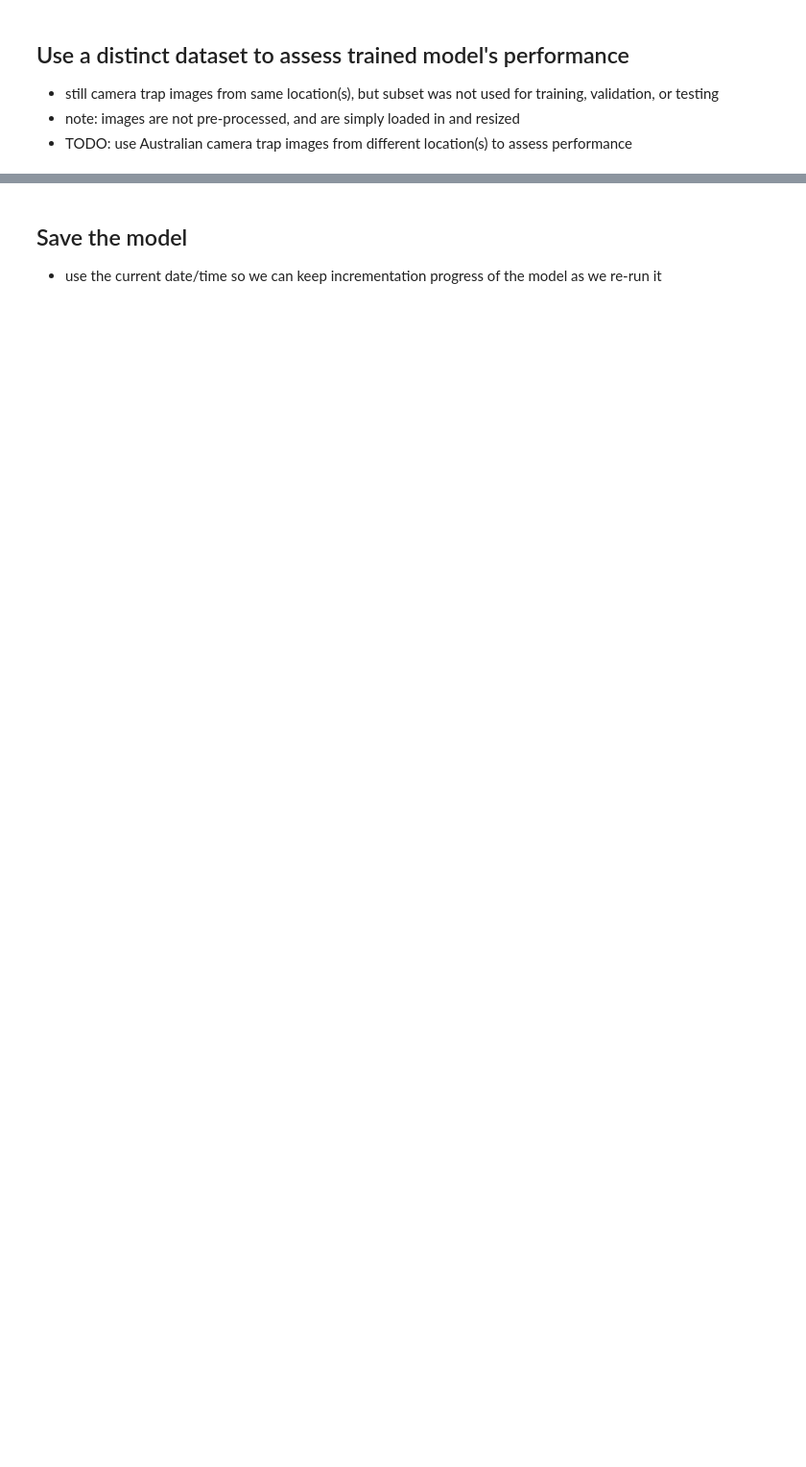
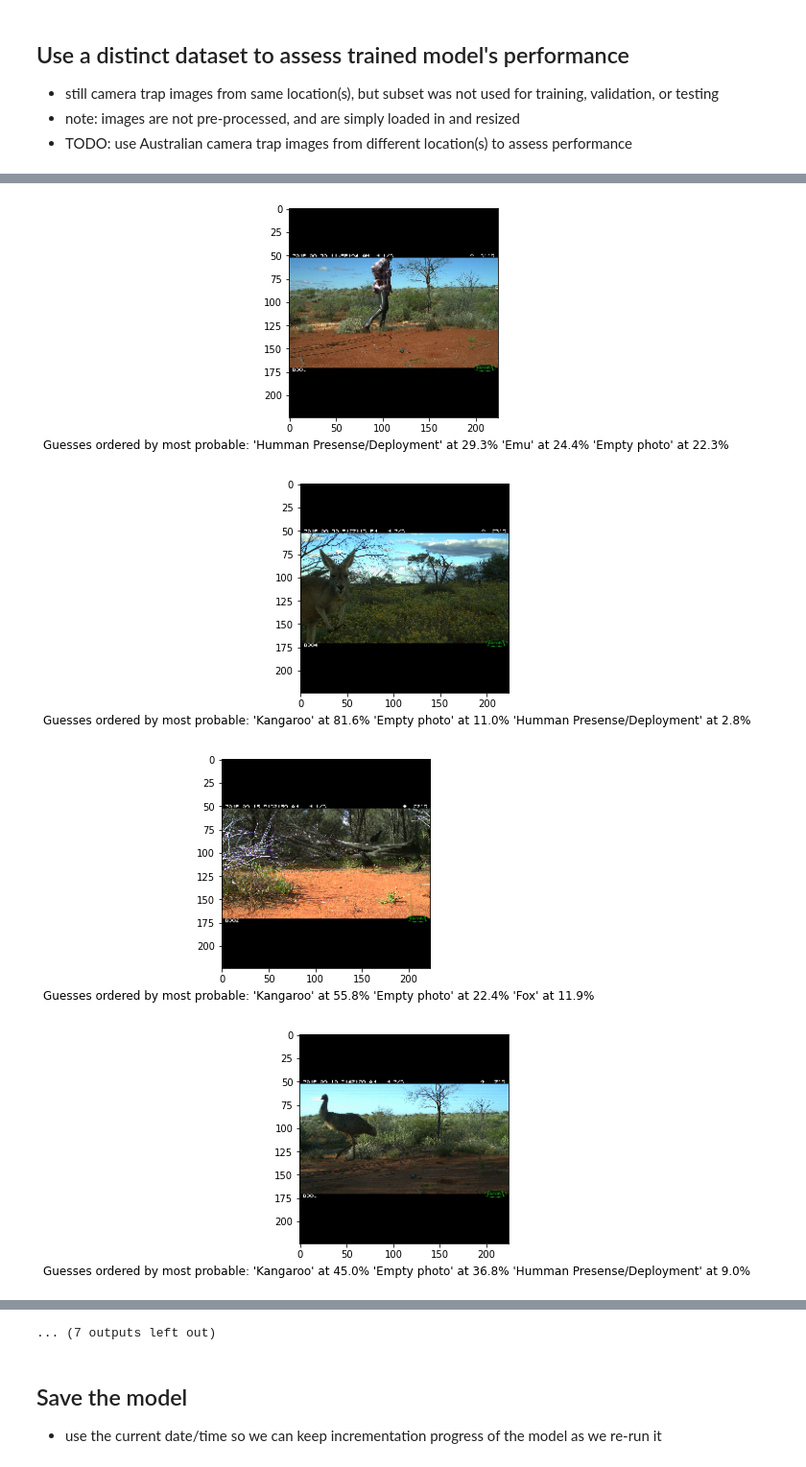
Before and after one commit to Duko99/cv_project, a Jupyter notebook: ZFNet.ipynb, the cells around one changed output, grey strips where cells are left out. Shown at 96% size. Drawn from its saved outputs; the diff is of its cells as text; code cells hidden in the pictures; blank space fills up the shorter version.

```diff
--- a/ZFNet.ipynb
+++ b/ZFNet.ipynb
@@ -142,6 +143,6 @@ reduce_lr = tf.keras.callbacks.ReduceLROnPlateau(monitor='val_loss', \
 
 model.fit(training_batch_generator,
           validation_data=validation_batch_generator,
-          epochs=90,
+          epochs=5,
           callbacks=[reduce_lr])
 # %% [output]
@@ -308,5 +290,24 @@ all_image_filenames length: 159
+# %%
+class_mappings = ['Bird', 'Cat', 'Dog', 'Empty photo', 'Emu', 'Fox', 'Humman Presense/Deployment', 'Kangaroo', 'Other', 'Rabbit']
 # %%
-y_pred = (model.predict(unlabelled_test_images) > 0.5).astype("int32")
-y_classes = y_pred.argmax(axis=-1)
-print('y_classes: {}'.format(y_classes))
+predictions_prob = model.predict(unlabelled_test_images)
+
+for i in range(len(unlabelled_test_images)):
+    sorted_prob = np.sort(predictions_prob[i])
+    max_pred = sorted_prob[len(sorted_prob) - 1]
+    # find the index in the unsorted array, as that maps to an index in `class_mappings`
+    max_pred_index = np.where(predictions_prob[i] == max_pred)[0][0]
+
+    second_max_pred = sorted_prob[len(sorted_prob) - 2]
+    second_max_pred_index = np.where(predictions_prob[i] == second_max_pred)[0][0]
+
+    third_max_pred = sorted_prob[len(sorted_prob) - 3]
+    third_max_pred_index = np.where(predictions_prob[i] == third_max_pred)[0][0]
+
+    pred_str = "Guesses ordered by most probable: "
+    pred_str += "'{}' at {}% ".format(class_mappings[max_pred_index], np.around(float(max_pred * 100), 1))
+    pred_str += "'{}' at {}% ".format(class_mappings[second_max_pred_index], np.around(float(second_max_pred * 100), 1))
+    pred_str += "'{}' at {}% ".format(class_mappings[third_max_pred_index], np.around(float(third_max_pred * 100), 1))
+
+    displayImage(cv2.cvtColor(unlabelled_test_images[i], cv2.COLOR_BGR2RGB), pred_str)
 # %% [output]
@@ -314,0 +315,4 @@ y_classes: [6 6 6 ... 7 7 6]
+[figure, added]
+[figure, added]
+[figure, added]
+[figure, added]
@@ -315,3 +326,4 @@ y_classes: [6 6 6 ... 7 7 6]
+... (7 outputs left out)
 # %% [markdown]
 ## Save the model
 * use the current date/time so we can keep incrementation progress of the model as we re-run it
```
Also changed, not shown: parts of 12 cells of this notebook.
